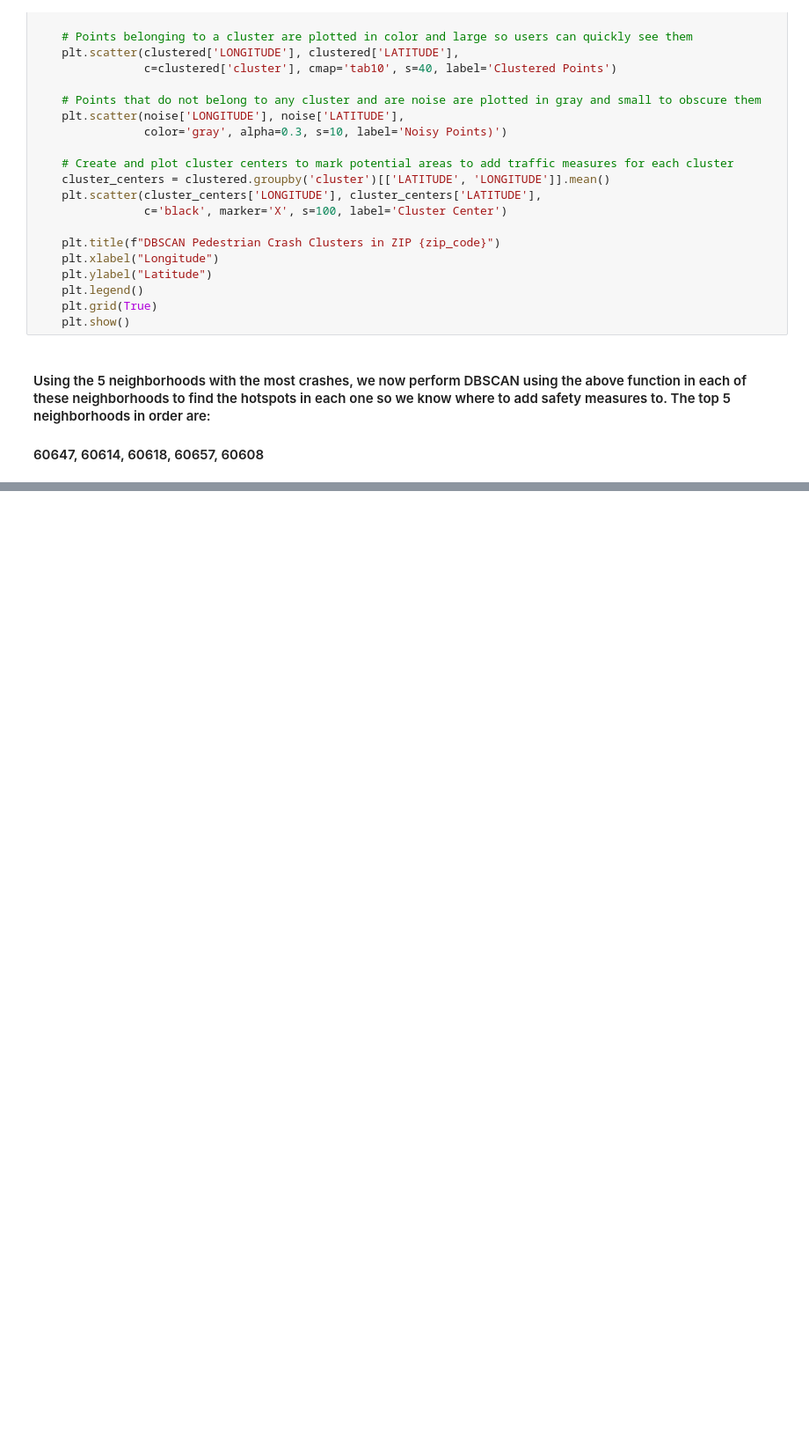
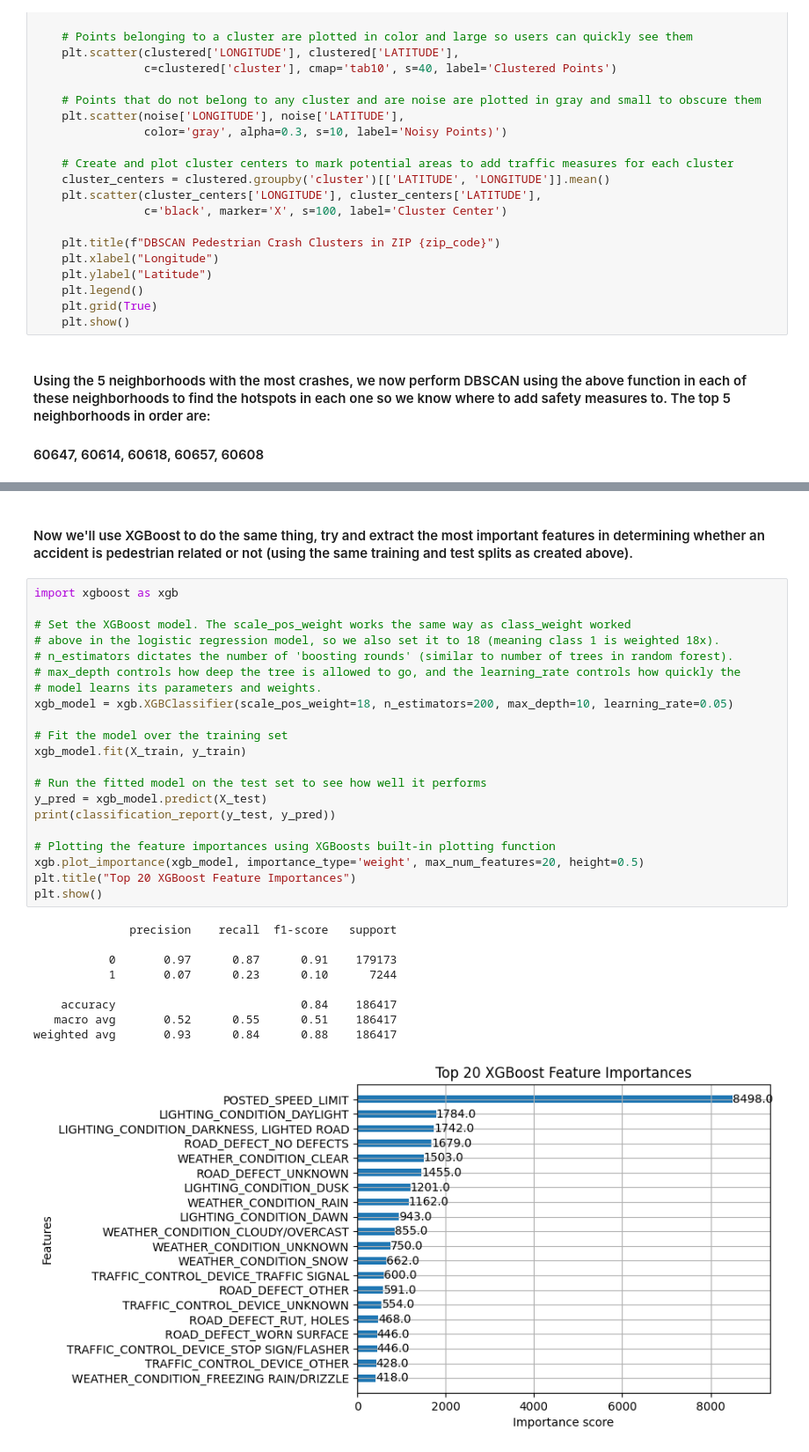
Before and after one commit to shaddad3/Project-WalkSafe, a Jupyter notebook: progess_report.ipynb, the cells around one changed output, grey strips where cells are left out. Shown at 88% size. Drawn from its saved outputs; the diff is of its cells as text; blank space fills up the shorter version.

```diff
--- a/progess_report.ipynb
+++ b/progess_report.ipynb
@@ -327,0 +414,33 @@ clustered_df = neighborhood_dbscan(pedestrian_crash_df, zip_code='60608', eps_me
+# %% [markdown]
+#### Now we'll use XGBoost to do the same thing, try and extract the most important features in determining whether an accident is pedestrian related or not (using the same training and test splits as created above).
+# %%
+import xgboost as xgb
+
+# Set the XGBoost model. The scale_pos_weight works the same way as class_weight worked
+# above in the logistic regression model, so we also set it to 18 (meaning class 1 is weighted 18x).
+# n_estimators dictates the number of 'boosting rounds' (similar to number of trees in random forest).
+# max_depth controls how deep the tree is allowed to go, and the learning_rate controls how quickly the
+# model learns its parameters and weights.
+xgb_model = xgb.XGBClassifier(scale_pos_weight=18, n_estimators=200, max_depth=10, learning_rate=0.05)
+
+# Fit the model over the training set
+xgb_model.fit(X_train, y_train)
+
+# Run the fitted model on the test set to see how well it performs
+y_pred = xgb_model.predict(X_test)
+print(classification_report(y_test, y_pred))
+
+# Plotting the feature importances using XGBoosts built-in plotting function
+xgb.plot_importance(xgb_model, importance_type='weight', max_num_features=20, height=0.5)
+plt.title("Top 20 XGBoost Feature Importances")
+plt.show()
+# %% [output]
+              precision    recall  f1-score   support
+
+           0       0.97      0.87      0.91    179173
+           1       0.07      0.23      0.10      7244
+
+    accuracy                           0.84    186417
+   macro avg       0.52      0.55      0.51    186417
+weighted avg       0.93      0.84      0.88    186417
+[figure, added]
```
Also changed, not shown: parts of 19 cells of this notebook.
